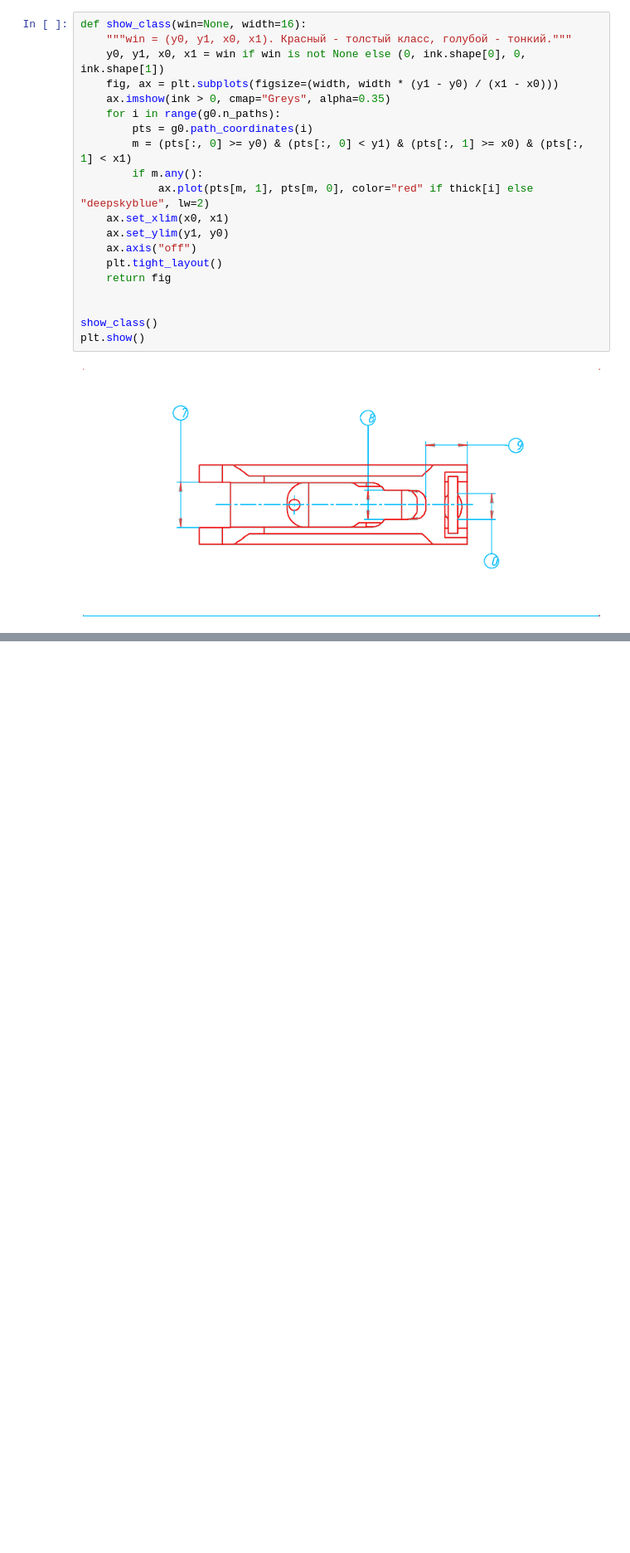
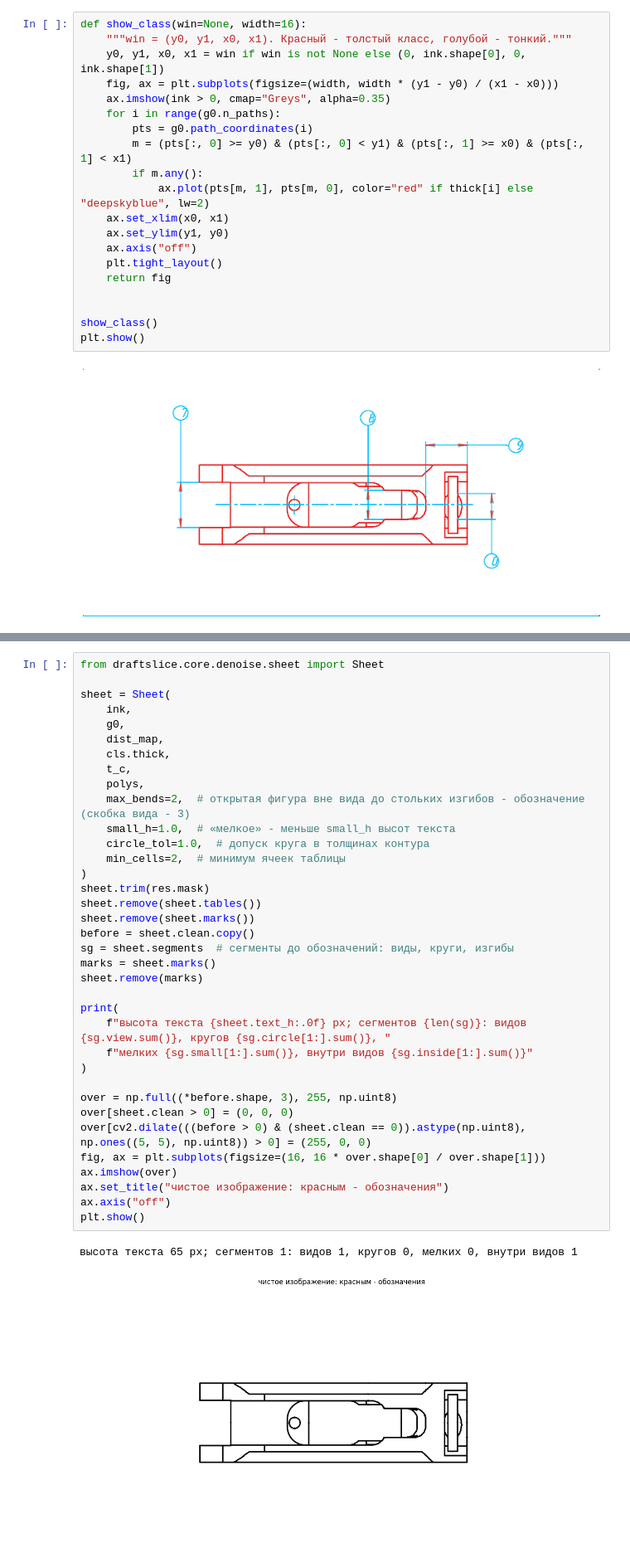
Before and after one commit to SergeyKrasnoslobodtsev/draftslice, a Jupyter notebook: notebooks/exp_clear_drawing.ipynb, the cells around one changed output, grey strips where cells are left out. Shown at 83% size. Saved outputs shown, nothing was run; the diff lists cells and outputs as text; blank space fills up the shorter version.

```diff
--- a/notebooks/exp_clear_drawing.ipynb
+++ b/notebooks/exp_clear_drawing.ipynb
@@ -354,0 +363,39 @@ plt.show()
+# %%
+from draftslice.core.denoise.sheet import Sheet
+
+sheet = Sheet(
+    ink,
+    g0,
+    dist_map,
+    cls.thick,
+    t_c,
+    polys,
+    max_bends=2,  # открытая фигура вне вида до стольких изгибов - обозначение (скобка вида - 3)
+    small_h=1.0,  # «мелкое» - меньше small_h высот текста
+    circle_tol=1.0,  # допуск круга в толщинах контура
+    min_cells=2,  # минимум ячеек таблицы
+)
+sheet.trim(res.mask)
+sheet.remove(sheet.tables())
+sheet.remove(sheet.marks())
+before = sheet.clean.copy()
+sg = sheet.segments  # сегменты до обозначений: виды, круги, изгибы
+marks = sheet.marks()
+sheet.remove(marks)
+
+print(
+    f"высота текста {sheet.text_h:.0f} px; сегментов {len(sg)}: видов {sg.view.sum()}, кругов {sg.circle[1:].sum()}, "
+    f"мелких {sg.small[1:].sum()}, внутри видов {sg.inside[1:].sum()}"
+)
+
+over = np.full((*before.shape, 3), 255, np.uint8)
+over[sheet.clean > 0] = (0, 0, 0)
+over[cv2.dilate(((before > 0) & (sheet.clean == 0)).astype(np.uint8), np.ones((5, 5), np.uint8)) > 0] = (255, 0, 0)
+fig, ax = plt.subplots(figsize=(16, 16 * over.shape[0] / over.shape[1]))
+ax.imshow(over)
+ax.set_title("чистое изображение: красным - обозначения")
+ax.axis("off")
+plt.show()
+# %% [output]
+высота текста 65 px; сегментов 1: видов 1, кругов 0, мелких 0, внутри видов 1
+[figure, added]
```
Also changed, not shown: parts of 12 cells of this notebook, 11 other files.
